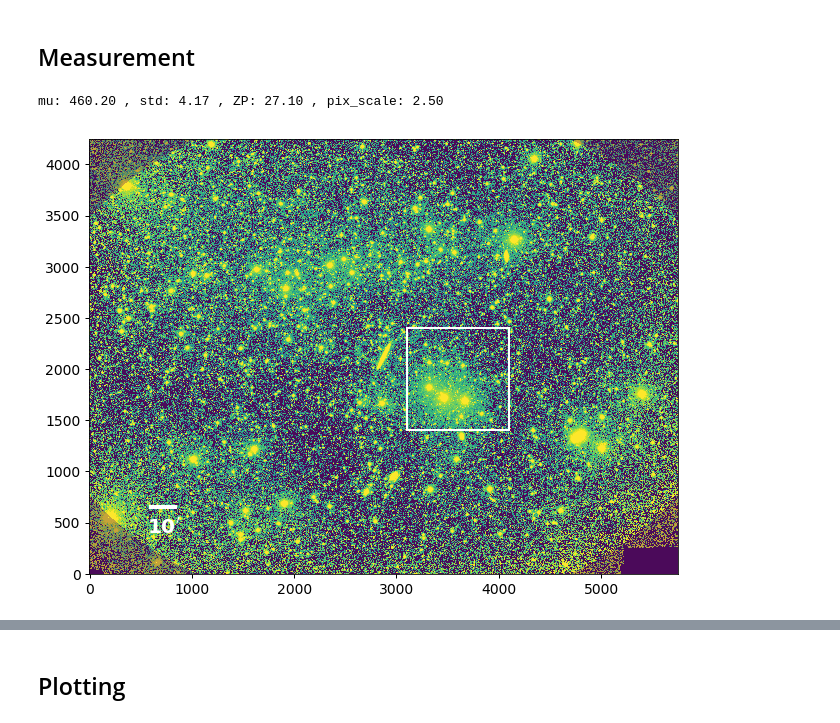
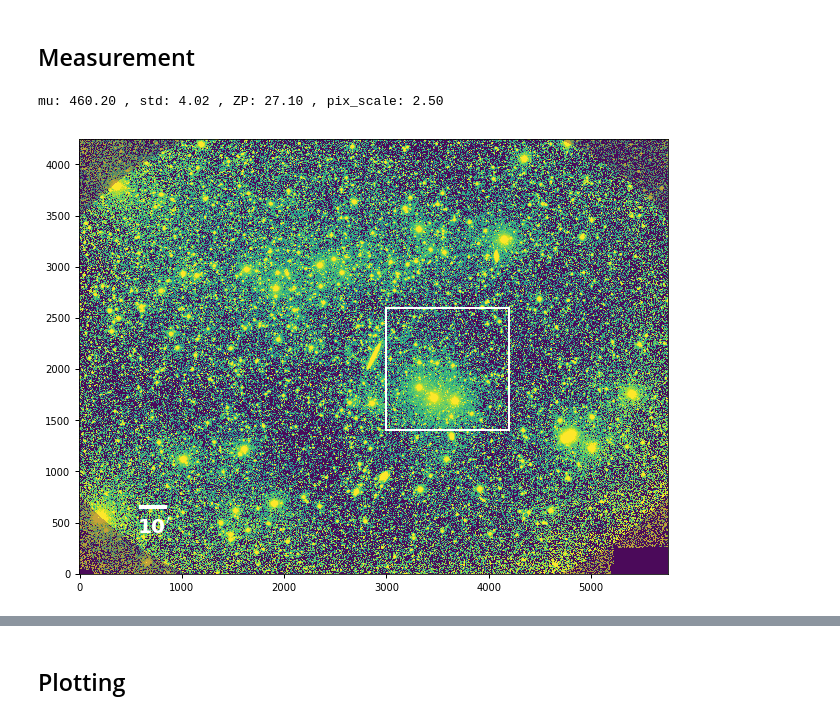
Before and after one commit to qliu4676/elderflower, a Jupyter notebook: demos/Measure_SE_APASS_demo.ipynb, the cells around one changed output, grey strips where cells are left out. Drawn from its saved outputs; the diff is of its cells as text; code cells hidden in the pictures.

```diff
--- a/demos/Measure_SE_APASS_demo.ipynb
+++ b/demos/Measure_SE_APASS_demo.ipynb
@@ -24,41 +19,48 @@ save = True
 
 R_scale = 10
 obj_name = 'NGC5907-G'
 band = 'G'
 
 hdu = fits.open("./data/coadd_Sloan%s_NGC_5907.fits"%band)[0]
 data = hdu.data
 header = hdu.header
 wcs_data = wcs.WCS(header)
 
 seeing = 2.5
 # Runned from create_photometric_light_APASS
-seg_map = fits.open("./SE_APASS/coadd_Sloan%s_NGC_5907_seg.fits"%band)[0].data
-weight_edge = fits.open("./weight_NGC5907.fits")[0].data
+seg_map = fits.getdata("./SE_APASS/coadd_Sloan%s_NGC_5907_seg.fits"%band)
+seg_map_dilation = seg_map.copy()
+for i in range(5):
+    seg_map_dilation= morphology.dilation(seg_map_dilation)
+
+weight_edge = fits.getdata("./weight_NGC5907.fits")
 SE_cat_full = Table.read("./SE_APASS/coadd_Sloan%s_NGC_5907.cat"%band,
                          format="ascii.sextractor")
 
-mu, std = np.float(hdu.header["BACKVAL"]), mad_std(hdu.data[seg_map==0&(weight_edge>0.5)])
+mu = np.float(header["BACKVAL"])
 ZP, pix_scale = np.float(hdu.header["REFZP"]), np.float(hdu.header["PIXSCALE"])
+
+data_clip = sigma_clip(data[seg_map_dilation==0&(weight_edge>0.5)], sigma=3, maxiters=10)
+std = np.std(data_clip)
+
 print("mu: %.2f , std: %.2f , ZP: %.2f , pix_scale: %.2f" %(mu, std, ZP, pix_scale))
 
 SE_cat_full["RMAG_AUTO"] = -2.5*np.log10(SE_cat_full["FLUX_AUTO"]) + ZP
 
 ############################################
 # Crop
 ############################################
 # patch_Xmin, patch_Ymin, patch_Xmax, patch_Ymax = (800, 1800, 1800, 2800)
 # patch_Xmin, patch_Ymin, patch_Xmax, patch_Ymax = (2400, 1500, 3400, 2500)
-patch_Xmin, patch_Ymin, patch_Xmax, patch_Ymax = (3100, 1400, 4100, 2400)
+# patch_Xmin, patch_Ymin, patch_Xmax, patch_Ymax = (3100, 1400, 4100, 2400)
+patch_Xmin, patch_Ymin, patch_Xmax, patch_Ymax = (3000, 1400, 4200, 2600)
+catalog_bounds = (patch_Xmin-50, patch_Ymin-50, patch_Xmax+50, patch_Ymax+50)
+image_size = patch_Xmax - patch_Xmin
+
 image_bounds = (patch_Xmin, patch_Ymin, patch_Xmax, patch_Ymax)
 
 patch, seg_patch = crop_image(data, image_bounds, weight_map=weight_edge, SE_seg_map=seg_map,
                               sky_mean=mu, sky_std=std, color="w",draw=True)
-
-if read:
-    table_res_Rnorm = Table.read("./%s-Rnorm_%dpix_15mag_X%dY%d.txt"\
-                                 %(obj_name, R_scale, patch_Xmin, patch_Ymin), format="ascii")
-    table_res_Rnorm = crop_catalog(table_res_Rnorm, bounds=image_bounds)
 # %% [output]
-mu: 460.20 , std: 4.17 , ZP: 27.10 , pix_scale: 2.50
+mu: 460.20 , std: 4.02 , ZP: 27.10 , pix_scale: 2.50
-[figure, old version]
+[figure, new version]
```
Also changed, not shown: parts of 45 cells of this notebook, 3 other files.
